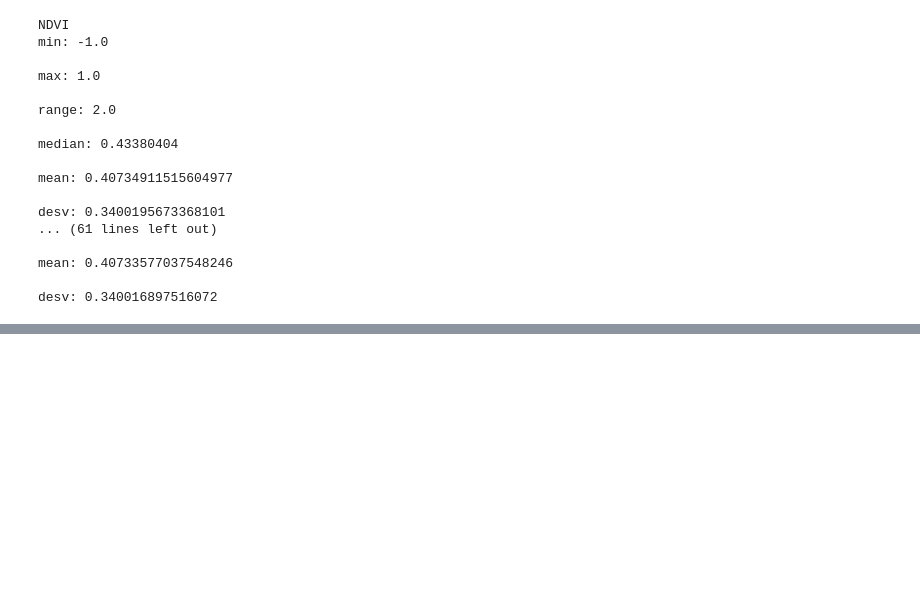
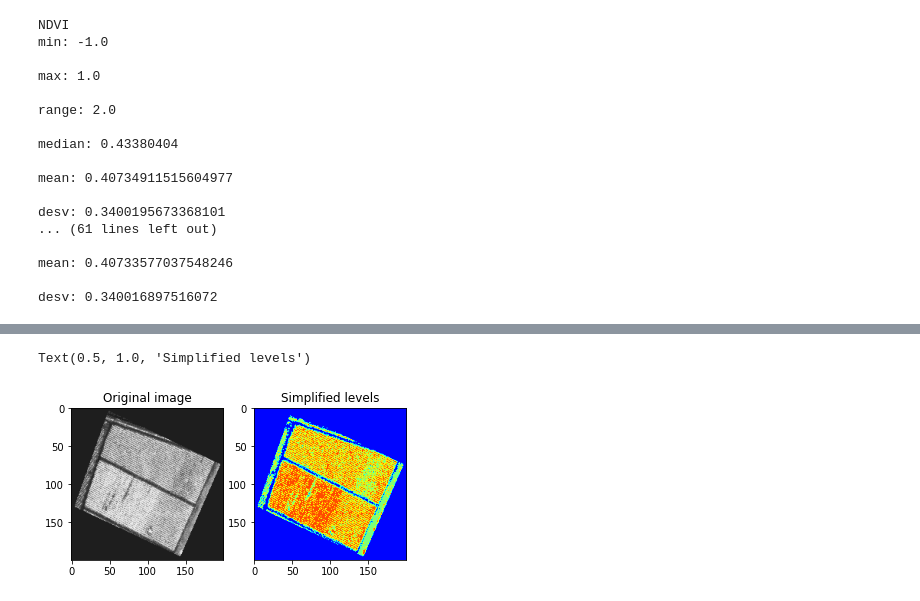
Before and after one commit to RentadroneCL/AI-Agro, a Jupyter notebook: Prueba.ipynb, the cells around one changed output, grey strips where cells are left out. Saved outputs shown, nothing was run; the diff lists cells and outputs as text; code cells hidden in the pictures; blank space fills up the shorter version.

```diff
--- a/Prueba.ipynb
+++ b/Prueba.ipynb
@@ -183,0 +348,43 @@ desv: 0.340016897516072
+# %%
+from sklearn import cluster
+from skimage import data
+import numpy as np
+import matplotlib.pyplot as plt
+
+def km_clust(array, n_clusters):
+
+    # Create a line array, the lazy way
+    X = array.reshape((-1, 1))
+    # Define the k-means clustering problem
+    k_m = cluster.KMeans(n_clusters=n_clusters, n_init=4)
+    # Solve the k-means clustering problem
+    k_m.fit(X)
+    # Get the coordinates of the clusters centres as a 1D array
+    values = k_m.cluster_centers_.squeeze()
+    # Get the label of each point
+    labels = k_m.labels_
+    return(values, labels)
+# Read the data as greyscale
+Z[np.isnan(Z)]= 0
+img = Z
+# Group similar grey levels using 8 clusters
+values, labels = km_clust(img, n_clusters = 3)
+# Create the segmented array from labels and values
+img_segm = np.choose(labels, values)
+# Reshape the array as the original image
+img_segm.shape = img.shape
+# Get the values of min and max intensity in the original image
+vmin = img.min()
+vmax = img.max()
+fig = plt.figure(1)
+# Plot the original image
+ax1 = fig.add_subplot(1,2,1)
+ax1.imshow(img,cmap=plt.cm.gray, vmin=vmin, vmax=vmax)
+ax1.set_title('Original image')
+# Plot the simplified color image
+ax2 = fig.add_subplot(1,2,2)
+ax2.imshow(img_segm, cmap = 'jet', vmin=vmin, vmax=vmax)
+ax2.set_title('Simplified levels')
+# %% [output]
+Text(0.5, 1.0, 'Simplified levels')
+[figure, added]
```
Also changed, not shown: parts of 6 cells of this notebook, 1 other file.
